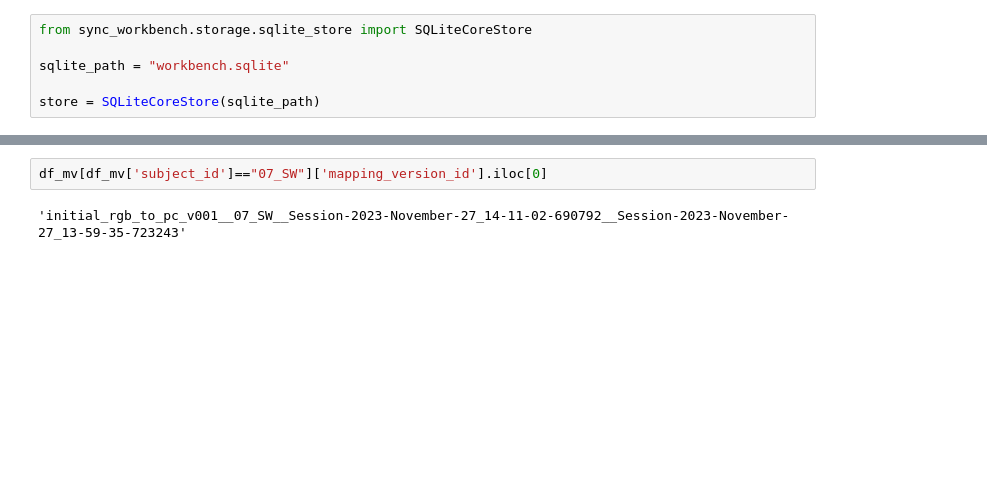
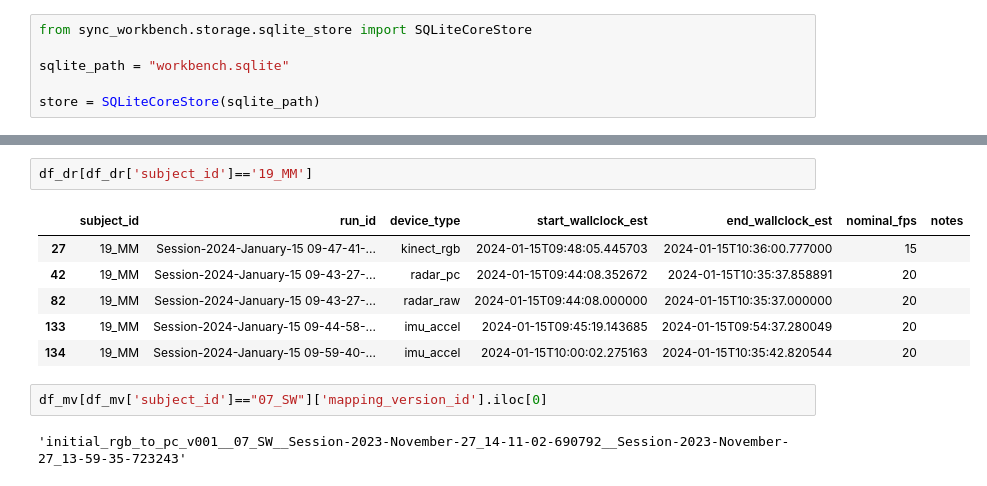
Before and after one commit to Jon-bon-Jono/Multi-Modal-Synchronisation-Workbench, a Jupyter notebook: inspect_tables.ipynb, the cells around one changed output, grey strips where cells are left out. Drawn from its saved outputs; the diff is of its cells as text; blank space fills up the shorter version.

```diff
--- a/inspect_tables.ipynb
+++ b/inspect_tables.ipynb
@@ -13,3 +32,12 @@ df_a = store.read_table("ANCHOR")
+# %%
+df_dr[df_dr['subject_id']=='19_MM']
+# %% [output]
+|  | subject_id | run_id | device_type | start_wallclock_est | end_wallclock_est | nominal_fps | notes |
+| 27 | 19_MM | Session-2024-January-15 09-47-41-... | kinect_rgb | 2024-01-15T09:48:05.445703 | 2024-01-15T10:36:00.777000 | 15 |  |
+| 42 | 19_MM | Session-2024-January-15 09-43-27-... | radar_pc | 2024-01-15T09:44:08.352672 | 2024-01-15T10:35:37.858891 | 20 |  |
+| 82 | 19_MM | Session-2024-January-15 09-43-27-... | radar_raw | 2024-01-15T09:44:08.000000 | 2024-01-15T10:35:37.000000 | 20 |  |
+| 133 | 19_MM | Session-2024-January-15 09-44-58-... | imu_accel | 2024-01-15T09:45:19.143685 | 2024-01-15T09:54:37.280049 | 20 |  |
+| 134 | 19_MM | Session-2024-January-15 09-59-40-... | imu_accel | 2024-01-15T10:00:02.275163 | 2024-01-15T10:35:42.820544 | 20 |  |
 # %%
 df_mv[df_mv['subject_id']=="07_SW"]['mapping_version_id'].iloc[0]
 # %% [output]
```
Also changed, not shown: parts of 3 cells of this notebook, 11 other files.
